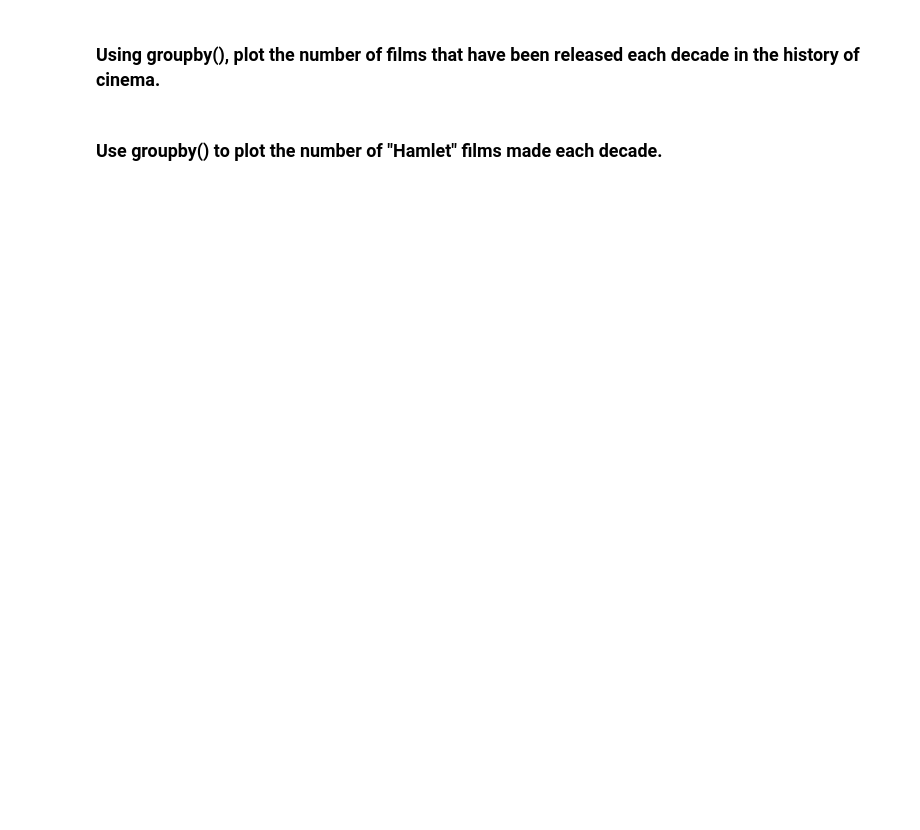
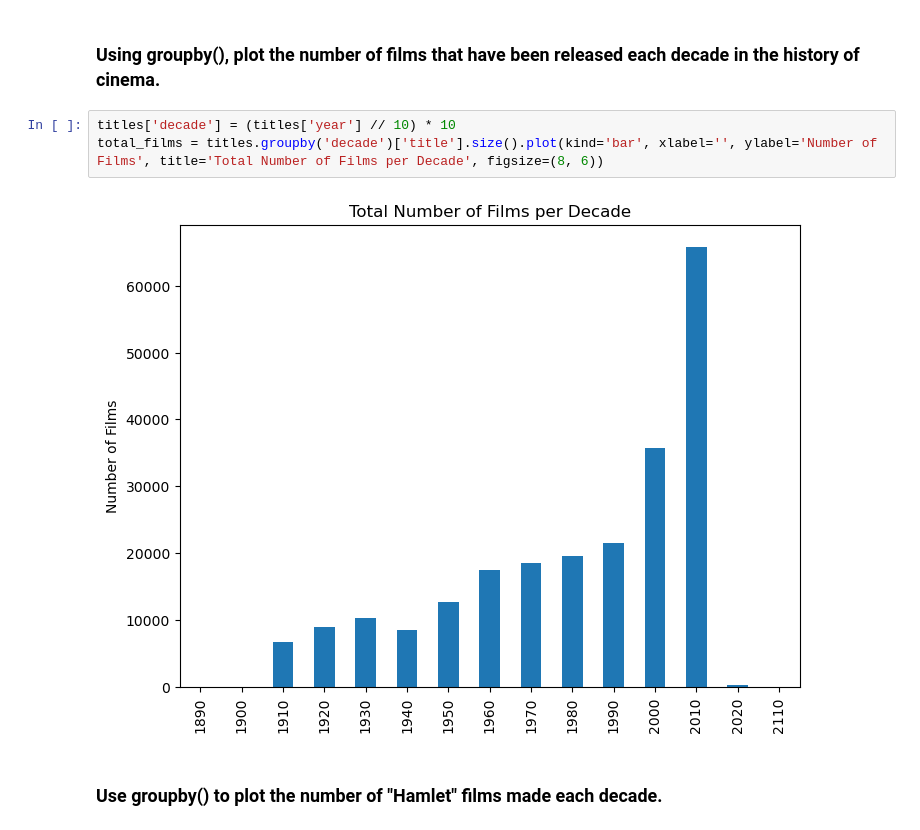
Before and after one commit to ronibars/pycon-pandas-tutorial, a Jupyter notebook: Exercises-3.ipynb, the cells around one changed output. Drawn from its saved outputs; the diff is of its cells as text; blank space fills up the shorter version.

```diff
--- a/Exercises-3.ipynb
+++ b/Exercises-3.ipynb
@@ -21,4 +28,9 @@ cast.head()
 # %% [markdown]
 ### Using groupby(), plot the number of films that have been released each decade in the history of cinema.
+# %%
+titles['decade'] = (titles['year'] // 10) * 10
+total_films = titles.groupby('decade')['title'].size().plot(kind='bar', xlabel='', ylabel='Number of Films', title='Total Number of Films per Decade', figsize=(8, 6))
+# %% [output]
+[figure, added]
 # %% [markdown]
 ### Use groupby() to plot the number of "Hamlet" films made each decade.
```
Also changed, not shown: parts of 2 cells of this notebook, 1 other file.
